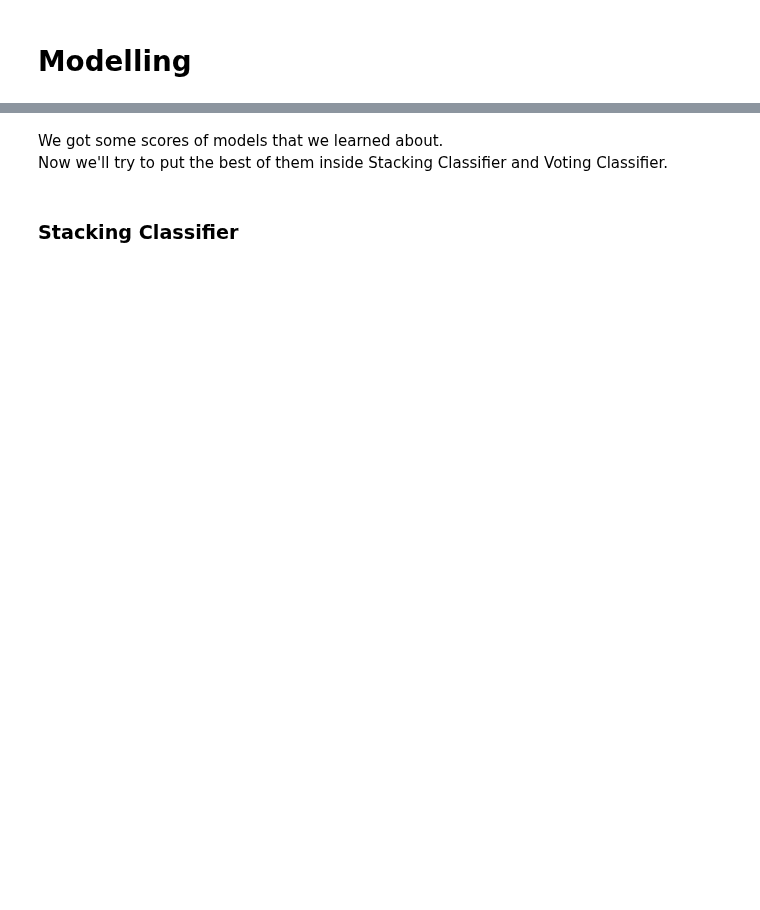
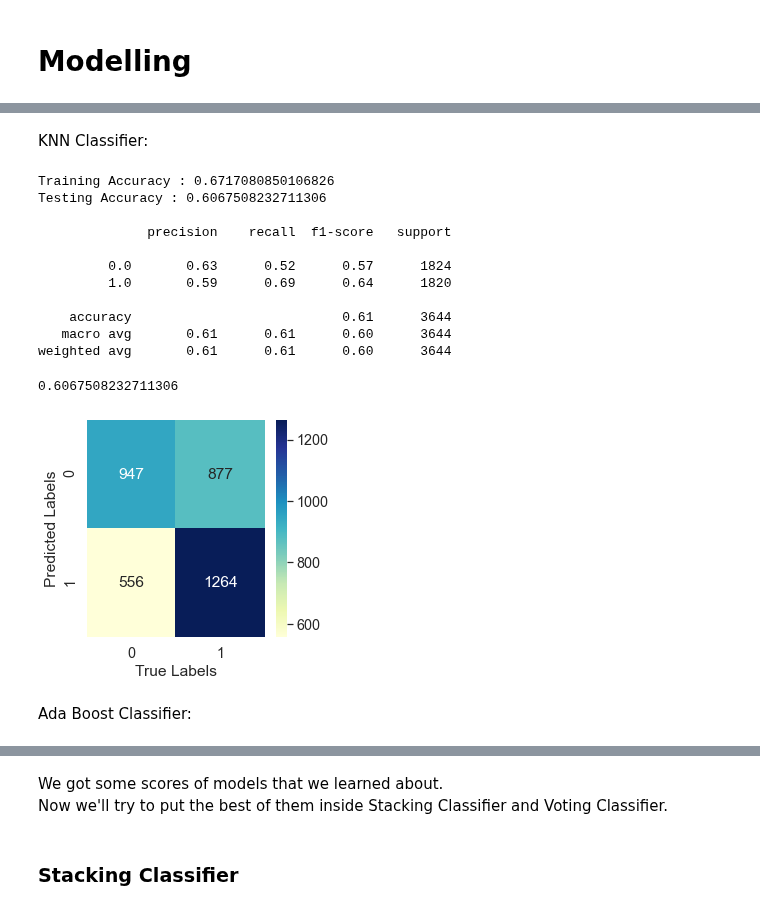
Before and after one commit to Esther-Bi/Data-Simulation-Semester-B-2021-Final-Project, a Jupyter notebook: Notebook 3 - dogsVScats.ipynb, the cells around one changed output, grey strips where cells are left out. Cells and saved outputs as stored; diff of their text form; code cells hidden in the pictures; blank space fills up the shorter version.

```diff
--- a/Notebook 3 - dogsVScats.ipynb
+++ b/Notebook 3 - dogsVScats.ipynb
@@ -356,2 +364,23 @@ We'll choose k=17 so we'll get the most high value of accuracy.
+# %%
+def PiplineScore15(model):
+    pipeline_model = Pipeline([('scaler', StandardScaler()),
+                               ('pca' , PCA(n_components=15)),
+                               ('model' , model)])
+
+
+    pipeline_model.fit(X_train, y_train)
+    #model prediction
+    y_pred = pipeline_model.predict(X_test)
+    sns.set(font_scale=1.3)
+    fig, ax = plt.subplots(figsize=(4, 4))
+    ax = sns.heatmap(confusion_matrix(y_test, y_pred), annot=True, cbar=True , cmap="YlGnBu" , fmt = '.0f')
+    plt.xlabel("True Labels")
+    plt.ylabel("Predicted Labels")
+    # evaluating the model
+    print("Training Accuracy :", pipeline_model.score(X_train, y_train))
+    print("Testing Accuracy :" , metrics.accuracy_score(y_test, y_pred))
+    print()
+    print(classification_report(y_test, y_pred))
+    return pipeline_model.score(X_test , y_test)
 # %% [markdown]
 # Modelling
@@ -382,0 +432,20 @@ RandomForestClassifier() Accuracy :   0.6089462129527992
+# %% [markdown]
+KNN Classifier:
+# %%
+PiplineScore15(KNeighborsClassifier(n_neighbors=15))
+# %% [output]
+Training Accuracy : 0.6717080850106826
+Testing Accuracy : 0.6067508232711306
+
+              precision    recall  f1-score   support
+
+         0.0       0.63      0.52      0.57      1824
+         1.0       0.59      0.69      0.64      1820
+
+    accuracy                           0.61      3644
+   macro avg       0.61      0.61      0.60      3644
+weighted avg       0.61      0.61      0.60      3644
+0.6067508232711306
+[figure, added]
+# %% [markdown]
+Ada Boost Classifier:
```
Also changed, not shown: parts of 45 cells of this notebook.
